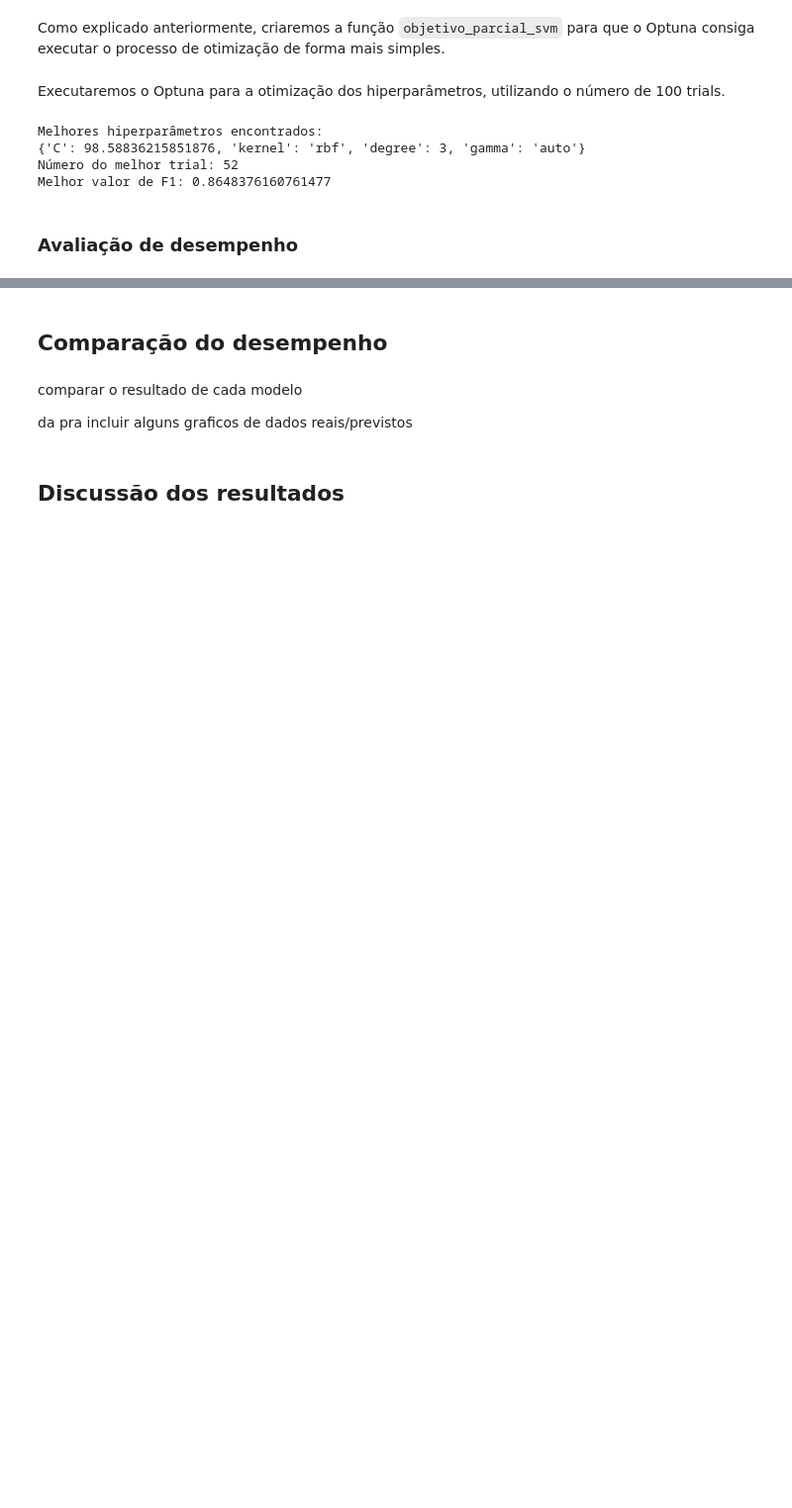
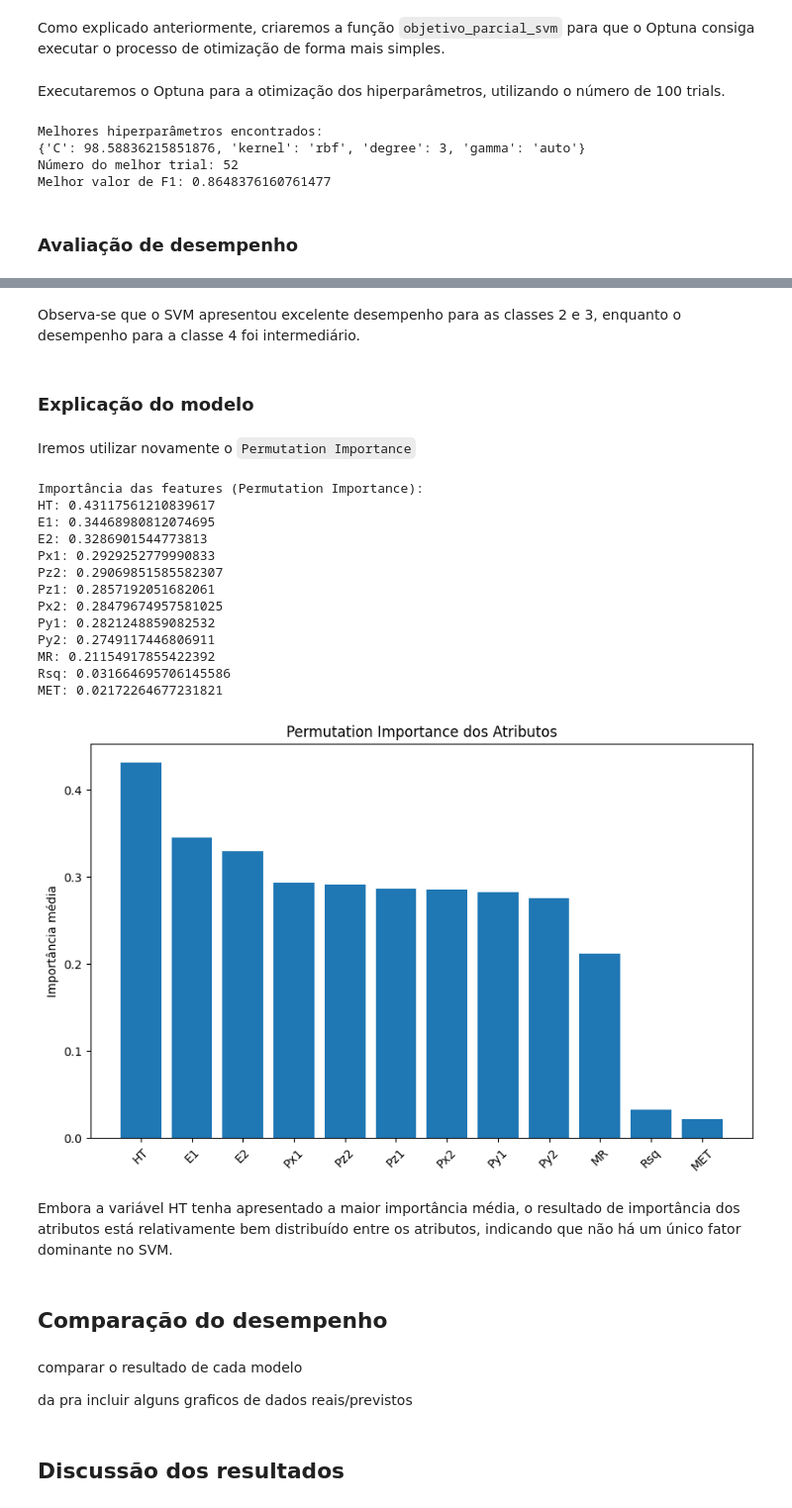
Before and after one commit to ComicDeath/Proton-Collision-Classifier, a Jupyter notebook: Proton-Collision-Classifier.ipynb, the cells around one changed output, grey strips where cells are left out. Shown at 99% size. Cells and saved outputs as stored; diff of their text form; code cells hidden in the pictures; blank space fills up the shorter version.

```diff
--- a/Proton-Collision-Classifier.ipynb
+++ b/Proton-Collision-Classifier.ipynb
@@ -1007,3 +1035,50 @@ Melhor valor de F1: 0.8648376160761477
+# %% [markdown]
+Observa-se que o SVM apresentou excelente desempenho para as classes 2 e 3, enquanto o desempenho para a classe 4 foi intermediário.
+# %% [markdown]
+### Explicação do modelo
+# %% [markdown]
+Iremos utilizar novamente o `Permutation Importance`
+# %%
+resultado_perm = permutation_importance(
+    modelo_svm_pipeline,
+    X_teste,
+    y_teste,
+    n_repeats=5,
+    random_state=semente_aleatoria,
+    scoring="f1_weighted",
+    n_jobs=-1
+)
+
+importancia_atributos = resultado_perm.importances_mean
+indices = np.argsort(importancia_atributos)[::-1]
+
+print("Importância das features (Permutation Importance):")
+for i in indices:
+    print(f"{atributos[i]}: {importancia_atributos[i]}")
+
+plt.figure(figsize=(10,6))
+plt.bar([atributos[i] for i in indices], importancia_atributos[indices])
+plt.xticks(rotation=45)
+plt.ylabel("Importância média")
+plt.title("Permutation Importance dos Atributos")
+plt.show()
+# %% [output]
+Importância das features (Permutation Importance):
+HT: 0.43117561210839617
+E1: 0.34468980812074695
+E2: 0.3286901544773813
+Px1: 0.2929252779990833
+Pz2: 0.29069851585582307
+Pz1: 0.2857192051682061
+Px2: 0.28479674957581025
+Py1: 0.2821248859082532
+Py2: 0.2749117446806911
+MR: 0.21154917855422392
+Rsq: 0.031664695706145586
+MET: 0.02172264677231821
+[figure, added]
+# %% [markdown]
+Embora a variável HT tenha apresentado a maior importância média, o resultado de importância dos atributos está relativamente bem distribuído entre os atributos, indicando que não há um único fator dominante no SVM.
 # %% [markdown]
 ## Comparação do desempenho
 # %% [markdown]
```
Also changed, not shown: parts of 6 cells of this notebook.
